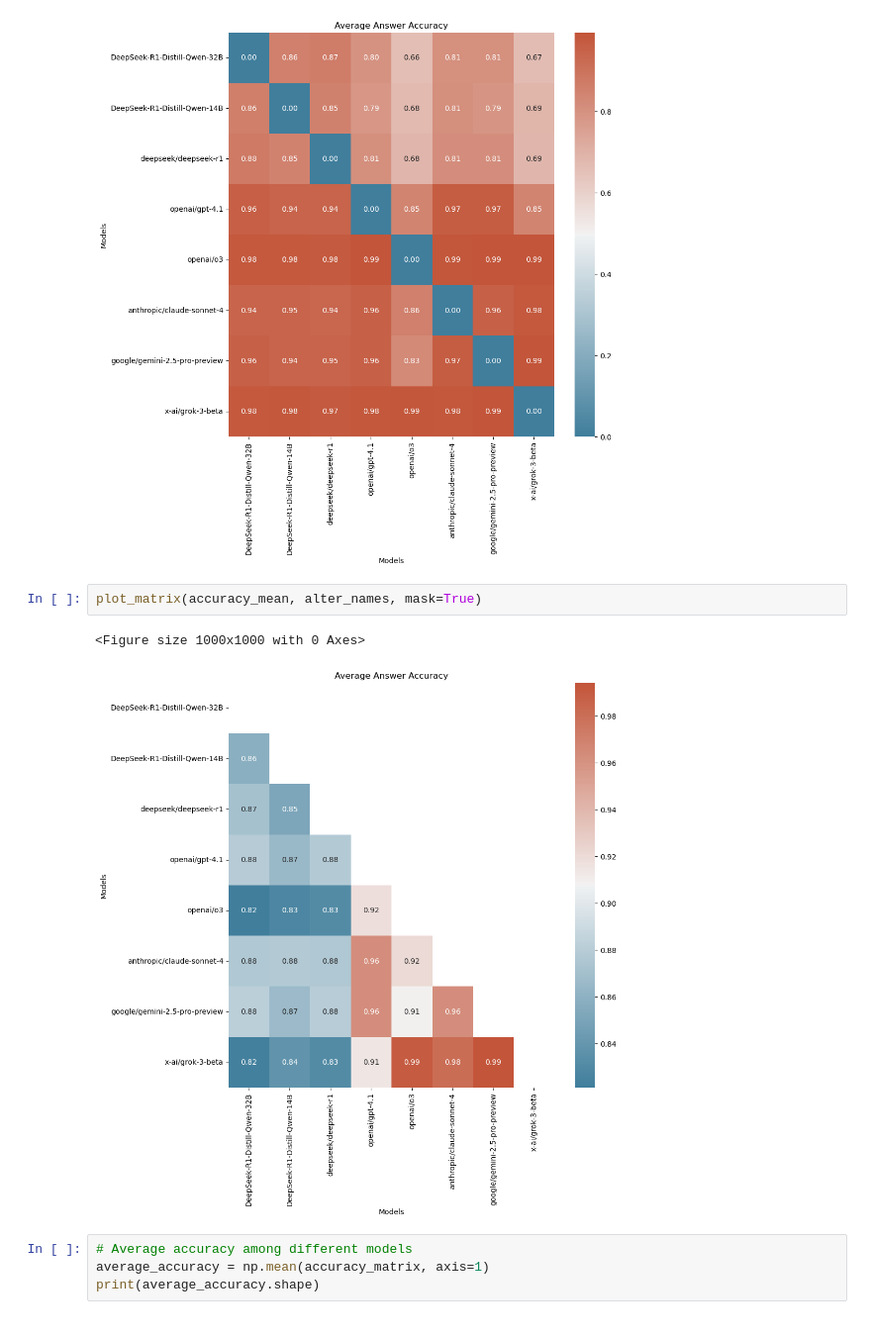
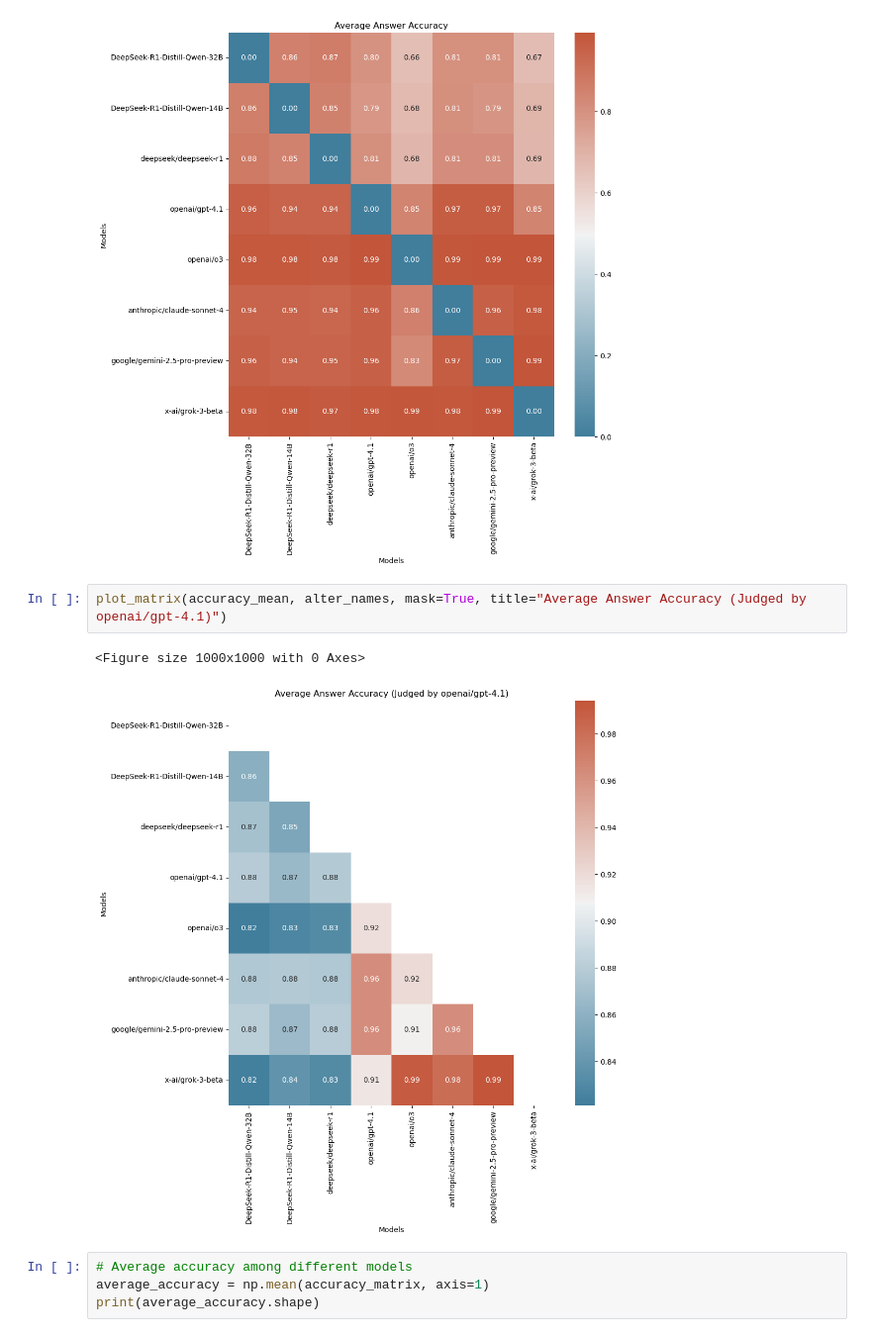
Before and after one commit to ZhengtingHe/Fusion_LLM_Eval, a Jupyter notebook: results_overview.ipynb, the cells around one changed output. Shown at 99% size. Cells and saved outputs as stored; diff of their text form.

```diff
--- a/results_overview.ipynb
+++ b/results_overview.ipynb
@@ -48,10 +48,10 @@ plot_matrix(accuracy_mean, alter_names)
 # %% [output]
 [figure]
 # %%
-plot_matrix(accuracy_mean, alter_names, mask=True)
+plot_matrix(accuracy_mean, alter_names, mask=True, title="Average Answer Accuracy (Judged by openai/gpt-4.1)")
 # %% [output]
 <Figure size 1000x1000 with 0 Axes>
-[figure, old version]
+[figure, new version]
 # %%
 # Average accuracy among different models
 average_accuracy = np.mean(accuracy_matrix, axis=1)
```
Also changed, not shown: parts of 1 cell of this notebook, 7 other files.
